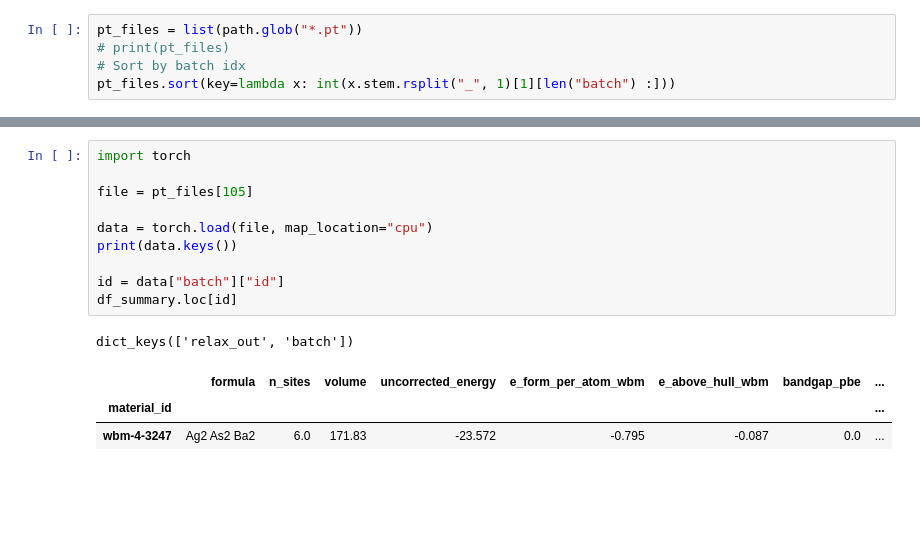
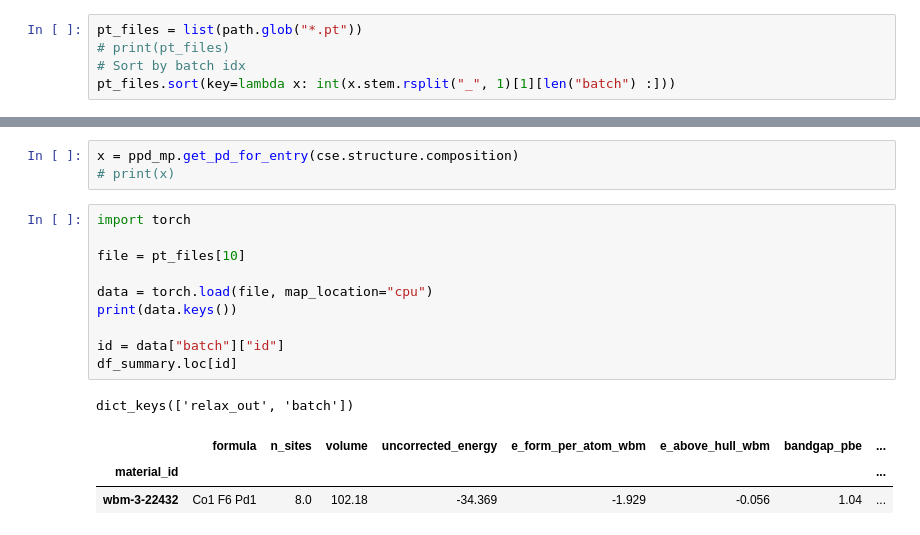
Before and after one commit to Lingyu-Kong/JMP-Peft, a Jupyter notebook: notebooks/mpd-relax-data.ipynb, the cells around one changed output, grey strips where cells are left out. Saved outputs shown, nothing was run; the diff lists cells and outputs as text; blank space fills up the shorter version.

```diff
--- a/notebooks/mpd-relax-data.ipynb
+++ b/notebooks/mpd-relax-data.ipynb
@@ -81,18 +104,21 @@ df_cse
+# %%
+x = ppd_mp.get_pd_for_entry(cse.structure.composition)
+# print(x)
 # %%
 import torch
 
-file = pt_files[105]
+file = pt_files[10]
 
 data = torch.load(file, map_location="cpu")
 print(data.keys())
 
 id = data["batch"]["id"]
 df_summary.loc[id]
 # %% [output]
 dict_keys(['relax_out', 'batch'])
 |  | formula | n_sites | volume | uncorrected_energy | e_form_per_atom_wbm | e_above_hull_wbm | bandgap_pbe | ... |
 | material_id |  |  |  |  |  |  |  | ... |
-| wbm-4-3247 | Ag2 As2 Ba2 | 6.0 | 171.83 | -23.572 | -0.795 | -0.087 | 0.0 | ... |
+| wbm-3-22432 | Co1 F6 Pd1 | 8.0 | 102.18 | -34.369 | -1.929 | -0.056 | 1.04 | ... |
 # %%
 from typing import cast
 
```
Also changed, not shown: parts of 9 cells of this notebook, 11 other files.
